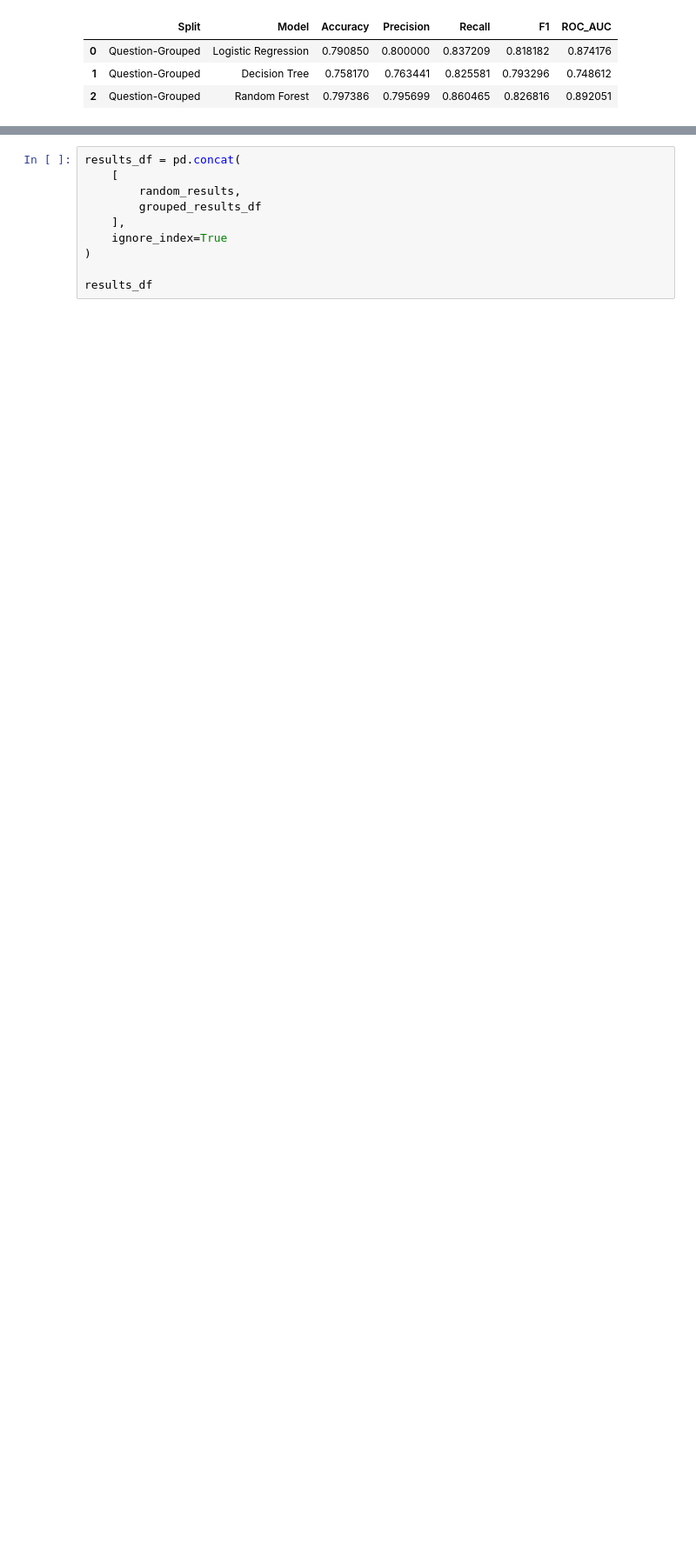
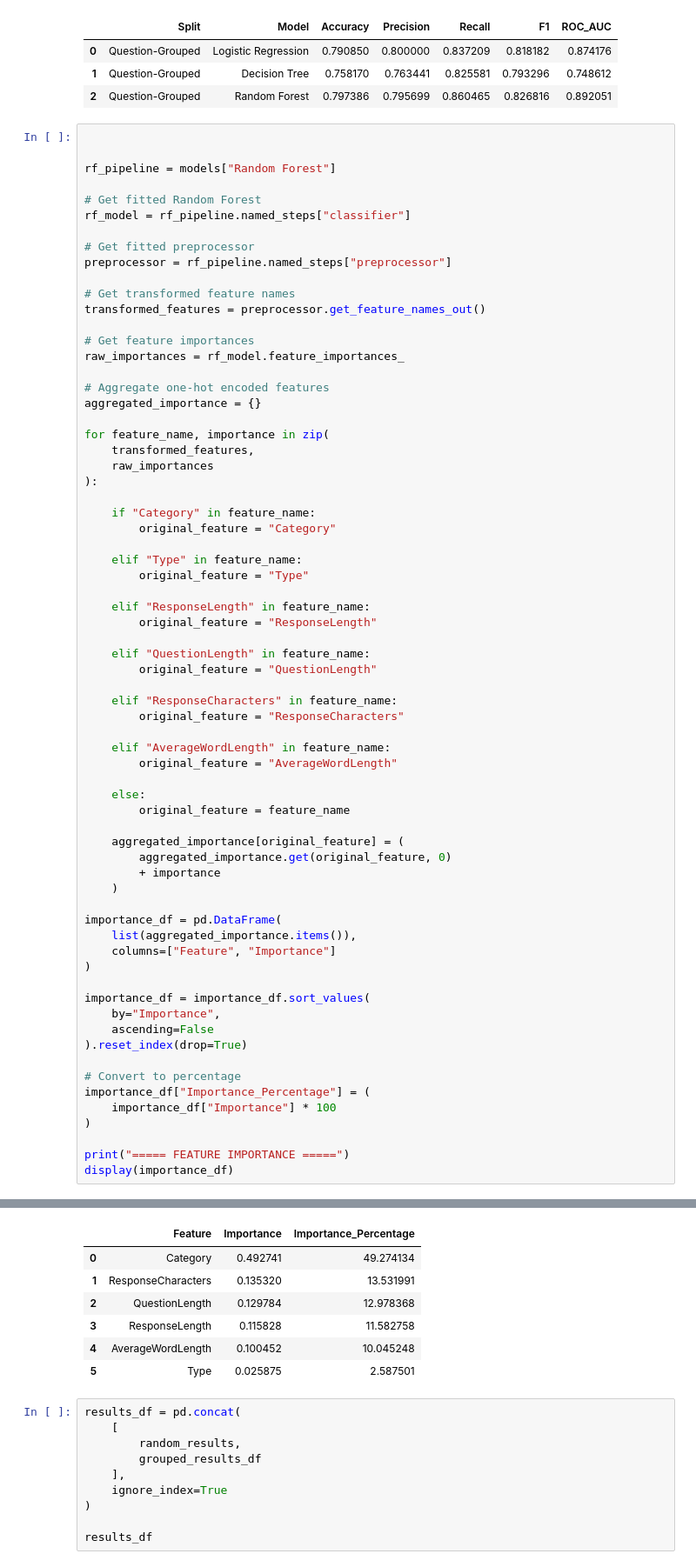
Before and after one commit to anushah-200/factcheck_AI_model_agnostic, a Jupyter notebook: notebooks/13_day2_baseline_grouped_evaluation.ipynb, the cells around one changed output, grey strips where cells are left out. Shown at 87% size. Drawn from its saved outputs; the diff is of its cells as text; blank space fills up the shorter version.

```diff
--- a/notebooks/13_day2_baseline_grouped_evaluation.ipynb
+++ b/notebooks/13_day2_baseline_grouped_evaluation.ipynb
@@ -329,3 +329,72 @@ grouped_results_df
 | 0 | Question-Grouped | Logistic Regression | 0.790850 | 0.800000 | 0.837209 | 0.818182 | 0.874176 |
 | 1 | Question-Grouped | Decision Tree | 0.758170 | 0.763441 | 0.825581 | 0.793296 | 0.748612 |
 | 2 | Question-Grouped | Random Forest | 0.797386 | 0.795699 | 0.860465 | 0.826816 | 0.892051 |
+# %%
+
+
+rf_pipeline = models["Random Forest"]
+
+# Get fitted Random Forest
+rf_model = rf_pipeline.named_steps["classifier"]
+
+# Get fitted preprocessor
+preprocessor = rf_pipeline.named_steps["preprocessor"]
+
+# Get transformed feature names
+transformed_features = preprocessor.get_feature_names_out()
+
+# Get feature importances
+raw_importances = rf_model.feature_importances_
+
+# Aggregate one-hot encoded features
+aggregated_importance = {}
+
+for feature_name, importance in zip(
+    transformed_features,
+    raw_importances
+):
+
+    if "Category" in feature_name:
+        original_feature = "Category"
+
+    elif "Type" in feature_name:
+        original_feature = "Type"
+
+    elif "ResponseLength" in feature_name:
+        original_feature = "ResponseLength"
+
+    elif "QuestionLength" in feature_name:
+        original_feature = "QuestionLength"
+
+    elif "ResponseCharacters" in feature_name:
+        original_feature = "ResponseCharacters"
+
+    elif "AverageWordLength" in feature_name:
+        original_feature = "AverageWordLength"
+
+    else:
+        original_feature = feature_name
+
+    aggregated_importance[original_feature] = (
+        aggregated_importance.get(original_feature, 0)
+        + importance
+    )
+
+importance_df = pd.DataFrame(
+    list(aggregated_importance.items()),
+    columns=["Feature", "Importance"]
+)
+
+importance_df = importance_df.sort_values(
+    by="Importance",
+    ascending=False
+).reset_index(drop=True)
+
+# Convert to percentage
+importance_df["Importance_Percentage"] = (
+    importance_df["Importance"] * 100
+)
+
+print("===== FEATURE IMPORTANCE =====")
+display(importance_df)
+# %% [output]
@@ -332,3 +402,10 @@ grouped_results_df
+|  | Feature | Importance | Importance_Percentage |
+| 0 | Category | 0.492741 | 49.274134 |
+| 1 | ResponseCharacters | 0.135320 | 13.531991 |
+| 2 | QuestionLength | 0.129784 | 12.978368 |
+| 3 | ResponseLength | 0.115828 | 11.582758 |
+| 4 | AverageWordLength | 0.100452 | 10.045248 |
+| 5 | Type | 0.025875 | 2.587501 |
 # %%
 results_df = pd.concat(
     [
```
Also changed, not shown: parts of 4 cells of this notebook.
